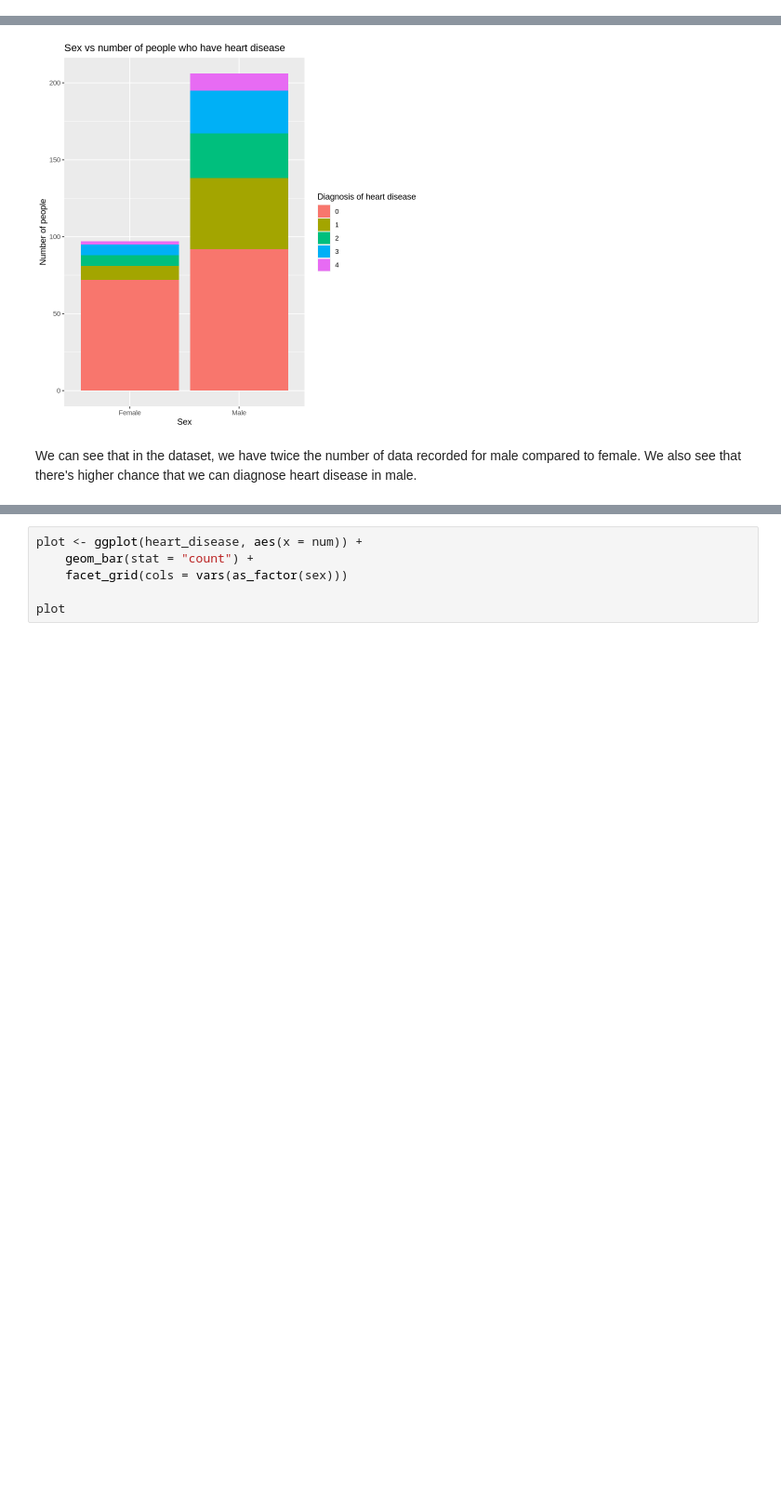
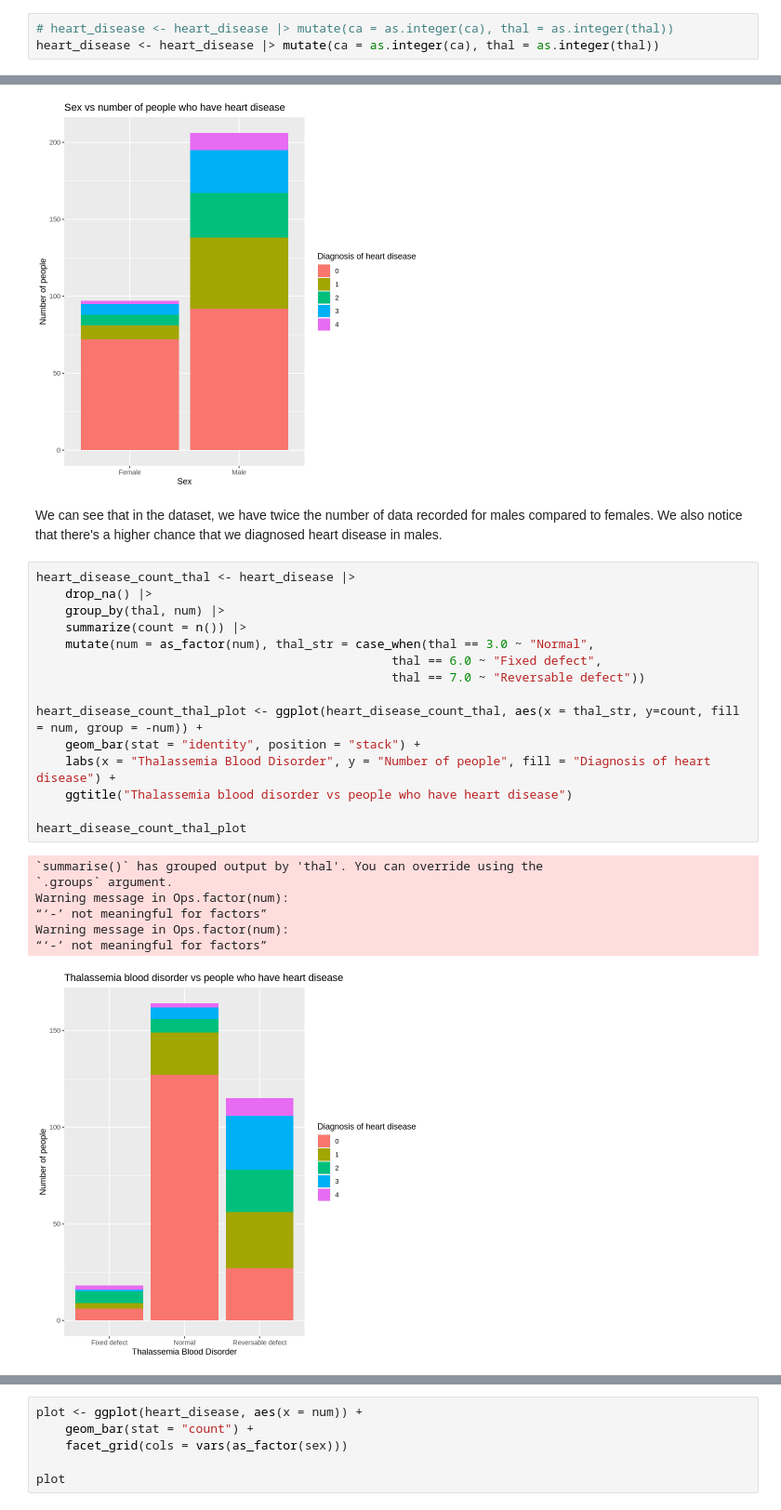
Before and after one commit to wtarit/dsci-100-project, a Jupyter notebook: group_proposal.ipynb, the cells around one changed output, grey strips where cells are left out. Shown at 93% size. Saved outputs shown, nothing was run; the diff lists cells and outputs as text; blank space fills up the shorter version.

Commit message:
Add bar plot visualizing Thalassemia blood disorder

```diff
--- a/group_proposal.ipynb
+++ b/group_proposal.ipynb
@@ -54,0 +55,3 @@ We can see that the data is already in tidy format. We check can check the distr
+# %%
+# heart_disease <- heart_disease |> mutate(ca = as.integer(ca), thal = as.integer(thal))
+heart_disease <- heart_disease |> mutate(ca = as.integer(ca), thal = as.integer(thal))
@@ -119,4 +124,27 @@ Warning message in Ops.factor(num):
 “‘-’ not meaningful for factors”
 [figure]
 # %% [markdown]
-We can see that in the dataset, we have twice the number of data recorded for male compared to female. We also see that there's higher chance that we can diagnose heart disease in male.
+We can see that in the dataset, we have twice the number of data recorded for males compared to females. We also notice that there's a higher chance that we diagnosed heart disease in males.
+# %%
+heart_disease_count_thal <- heart_disease |>
+    drop_na() |>
+    group_by(thal, num) |>
+    summarize(count = n()) |>
+    mutate(num = as_factor(num), thal_str = case_when(thal == 3.0 ~ "Normal",
+                                                 thal == 6.0 ~ "Fixed defect",
+                                                 thal == 7.0 ~ "Reversable defect"))
+
+heart_disease_count_thal_plot <- ggplot(heart_disease_count_thal, aes(x = thal_str, y=count, fill = num, group = -num)) +
+    geom_bar(stat = "identity", position = "stack") +
+    labs(x = "Thalassemia Blood Disorder", y = "Number of people", fill = "Diagnosis of heart disease") +
+    ggtitle("Thalassemia blood disorder vs people who have heart disease")
+
+heart_disease_count_thal_plot
+# %% [output]
+`summarise()` has grouped output by 'thal'. You can override using the
+`.groups` argument.
+Warning message in Ops.factor(num):
+“‘-’ not meaningful for factors”
+Warning message in Ops.factor(num):
+“‘-’ not meaningful for factors”
+[figure, added]
```
Also changed, not shown: parts of 4 cells of this notebook.
